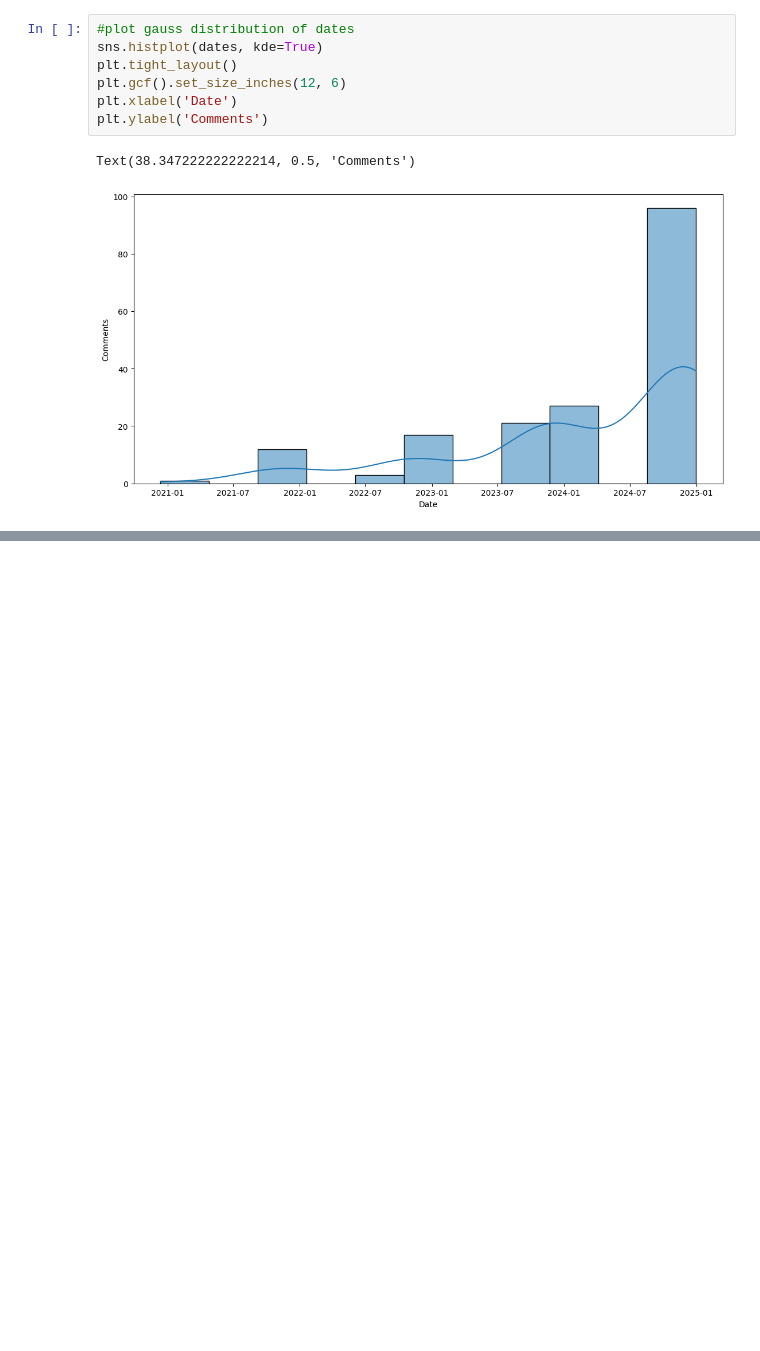
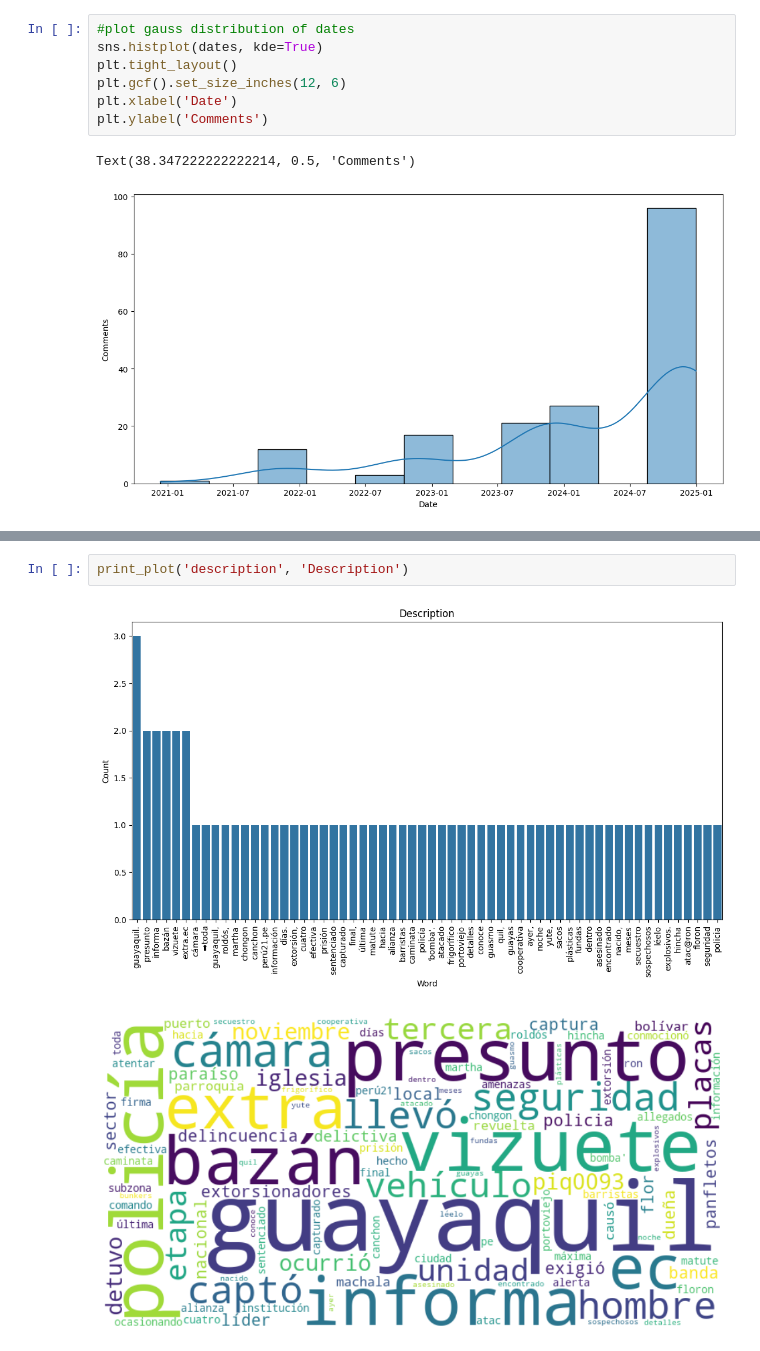
Before and after one commit to enmanuelmag/ID-v3-Scrapper, a Jupyter notebook: Data.ipynb, the cells around one changed output, grey strips where cells are left out. Saved outputs shown, nothing was run; the diff lists cells and outputs as text; blank space fills up the shorter version.

```diff
--- a/Data.ipynb
+++ b/Data.ipynb
@@ -147,0 +88,5 @@ plt.show()
+# %%
+print_plot('description', 'Description')
+# %% [output]
+[figure, added]
+[figure, added]
```
Also changed, not shown: parts of 6 cells of this notebook.
